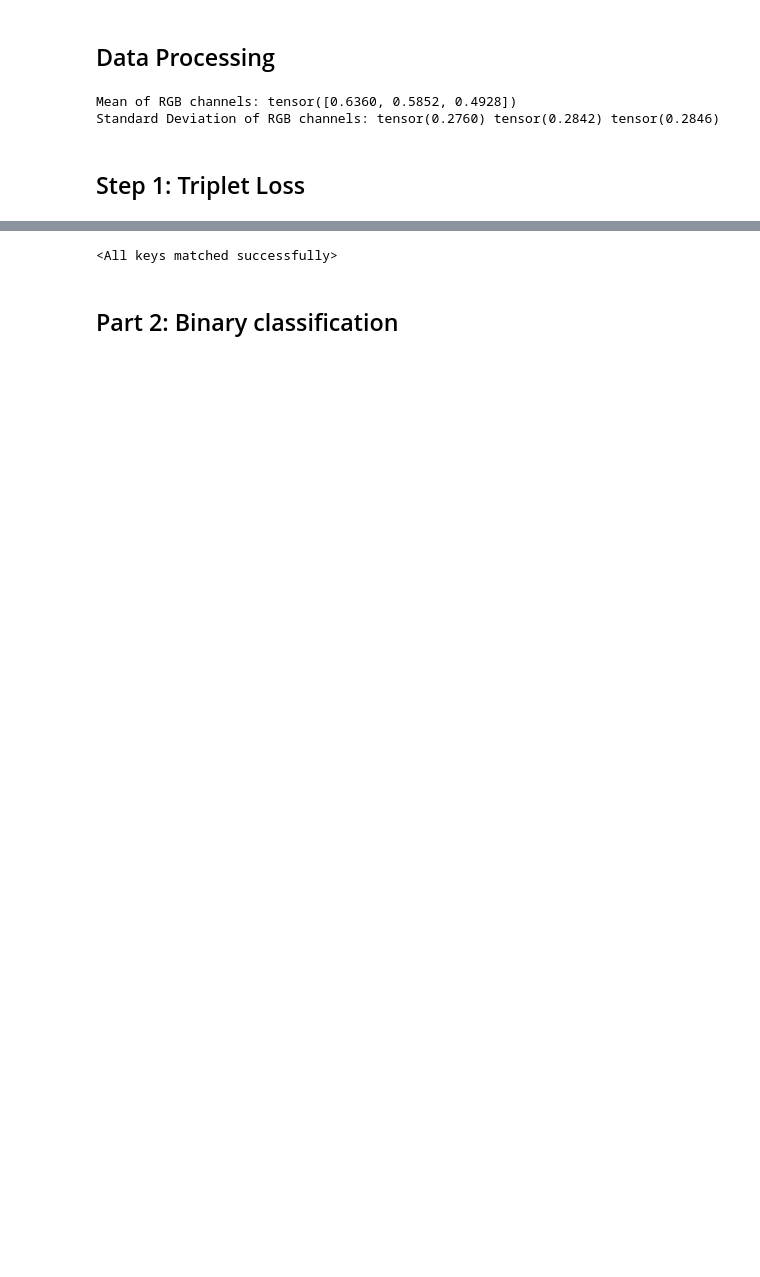
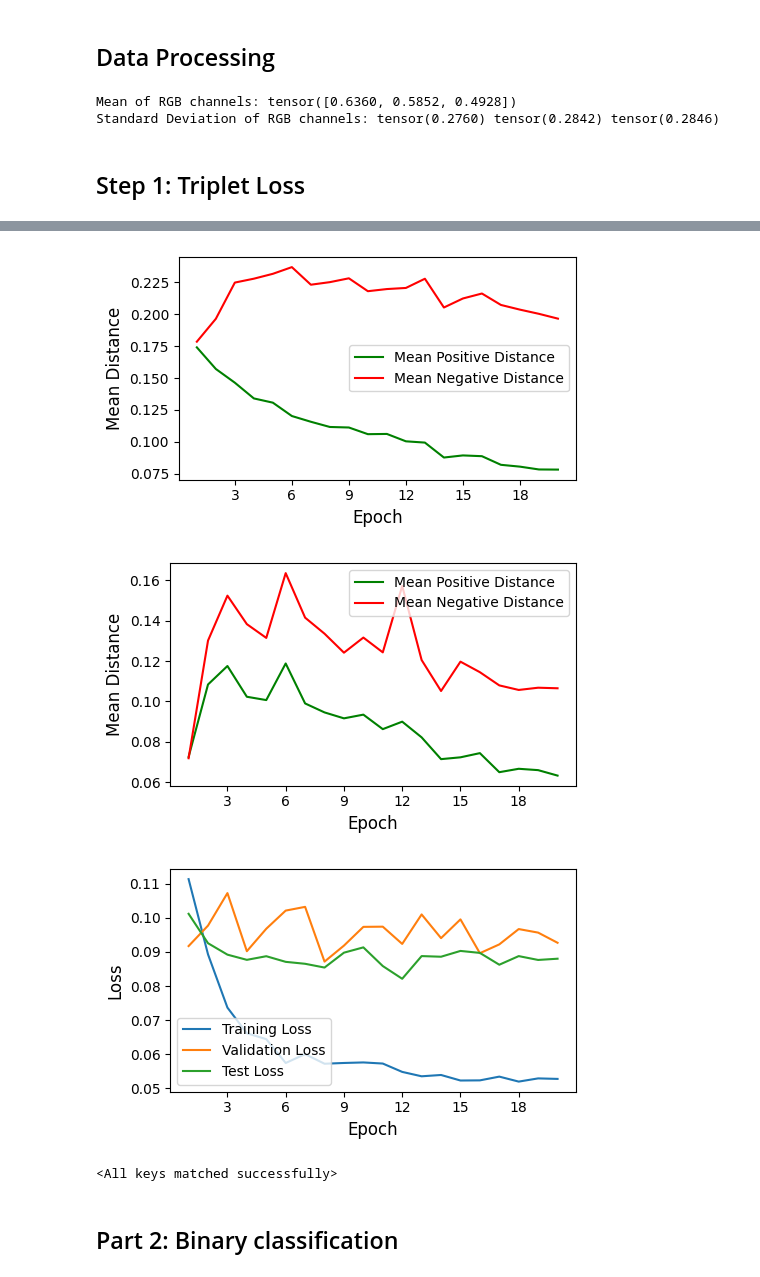
Before and after one commit to lucavella/DL-waldo, a Jupyter notebook: where_is_waldo.ipynb, the cells around one changed output, grey strips where cells are left out. Saved outputs shown, nothing was run; the diff lists cells and outputs as text; code cells hidden in the pictures; blank space fills up the shorter version.

```diff
--- a/where_is_waldo.ipynb
+++ b/where_is_waldo.ipynb
@@ -402,15 +406,17 @@ def train_triplet_epoch(model, train_loader, optimizer, loss_fn, device):
         negative_distances.append(distance_negative)
 
     avg_loss = total_loss / len(train_loader)
-    return avg_loss, positive_distances, negative_distances
+    return avg_loss, np.mean(positive_distances), np.mean(negative_distances)
 
 
-def evaluate(model, val_loader, loss_fn, device):
+def evaluate_triplet(model, val_loader, loss_fn, device):
     model.eval()
     total_loss = 0
+    positive_distances = []
+    negative_distances = []
 
     with torch.no_grad():
-        for batch_idx, (anchor, positive, negative, _) in enumerate(val_loader):
+        for anchor, positive, negative, _ in val_loader:
             anchor, positive, negative = anchor.to(device), positive.to(device), negative.to(device)
 
             anchor_out = model(anchor)
@@ -420,7 +426,12 @@ def evaluate(model, val_loader, loss_fn, device):
             loss = loss_fn(anchor_out, positive_out, negative_out)
             total_loss += loss.item()
 
+            distance_positive = (anchor_out - positive_out).pow(2).sum(1).sqrt().mean().item()
+            distance_negative = (anchor_out - negative_out).pow(2).sum(1).sqrt().mean().item()
+            positive_distances.append(distance_positive)
+            negative_distances.append(distance_negative)
+
     avg_loss = total_loss / len(val_loader)
-    return avg_loss
+    return avg_loss, np.mean(positive_distances), np.mean(negative_distances)
 # %%
 num_epochs = 20
@@ -482,3 +486,43 @@ plt.show()
+# %%
+epochs = list(range(1, num_epochs + 1))
+
+# Plot training distances
+fig, ax = plt.subplots(figsize=(5, 3))
+ax.plot(epochs, train_positive_distances, label='Mean Positive Distance', color='g')
+ax.plot(epochs, train_negative_distances, label='Mean Negative Distance', color='r')
+ax.set_xlabel('Epoch', size=12)
+ax.set_ylabel('Mean Distance', size=12)
+ax.xaxis.set_major_locator(MaxNLocator(integer=True))
+ax.legend()
+fig.tight_layout()
+fig.savefig('./img/step_1/train_distance.svg')
+
+# Plot test distances
+fig, ax = plt.subplots(figsize=(5, 3))
+ax.plot(epochs, test_positive_distances, label='Mean Positive Distance', color='g')
+ax.plot(epochs, test_negative_distances, label='Mean Negative Distance', color='r')
+ax.set_xlabel('Epoch', size=12)
+ax.set_ylabel('Mean Distance', size=12)
+ax.xaxis.set_major_locator(MaxNLocator(integer=True))
+ax.legend()
+fig.tight_layout()
+fig.savefig('./img/step_1/test_distance.svg')
+
+# Plot losses
+fig, ax = plt.subplots(figsize=(5, 3))
+ax.plot(epochs, train_losses, label='Training Loss')
+ax.plot(epochs, val_losses, label='Validation Loss')
+ax.plot(epochs, test_losses, label='Test Loss')
+ax.set_xlabel('Epoch', size=12)
+ax.set_ylabel('Loss', size=12)
+ax.xaxis.set_major_locator(MaxNLocator(integer=True))
+ax.legend()
+fig.tight_layout()
+fig.savefig('./img/step_1/loss.svg')
+# %% [output]
+[figure, added]
+[figure, added]
+[figure, added]
 # %%
 # Save the model state
 torch.save(triplet_model.state_dict(), './checkpoints/triplet_model_state_dict.pth')
```
Also changed, not shown: parts of 19 cells of this notebook.
